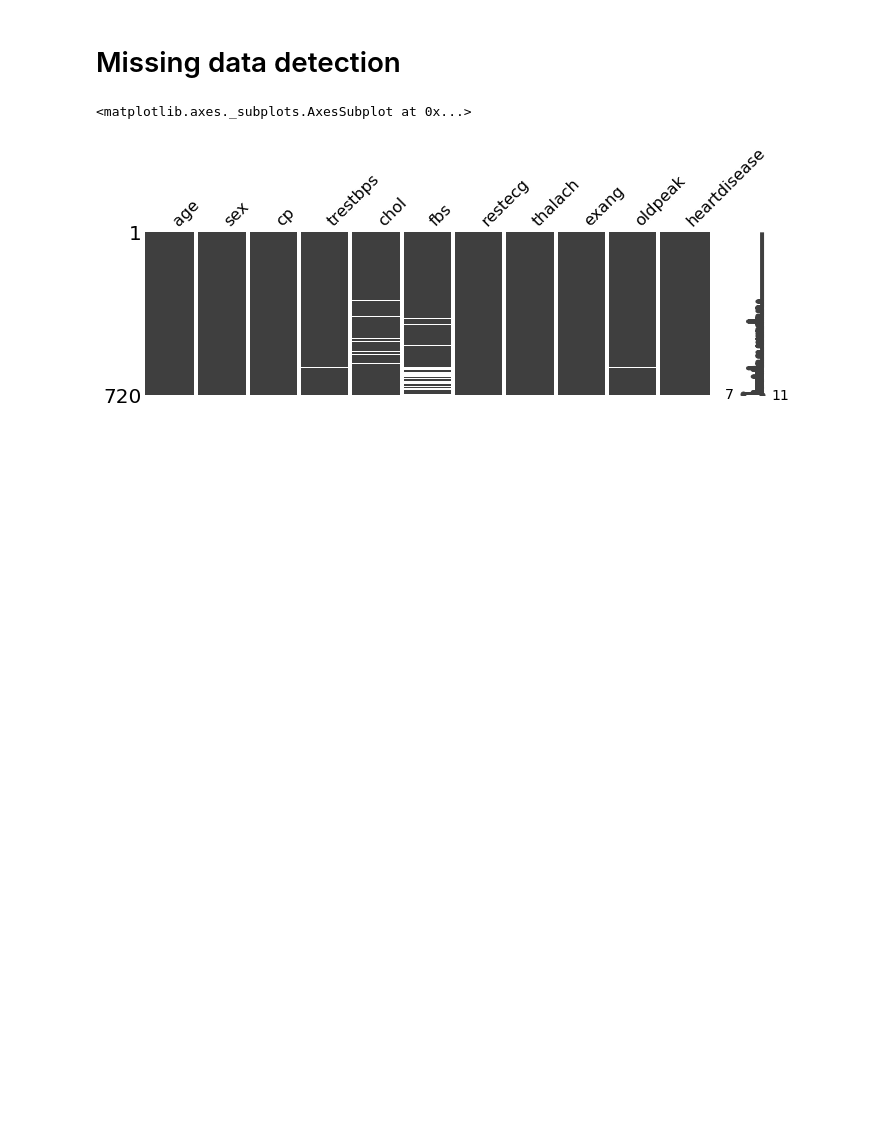
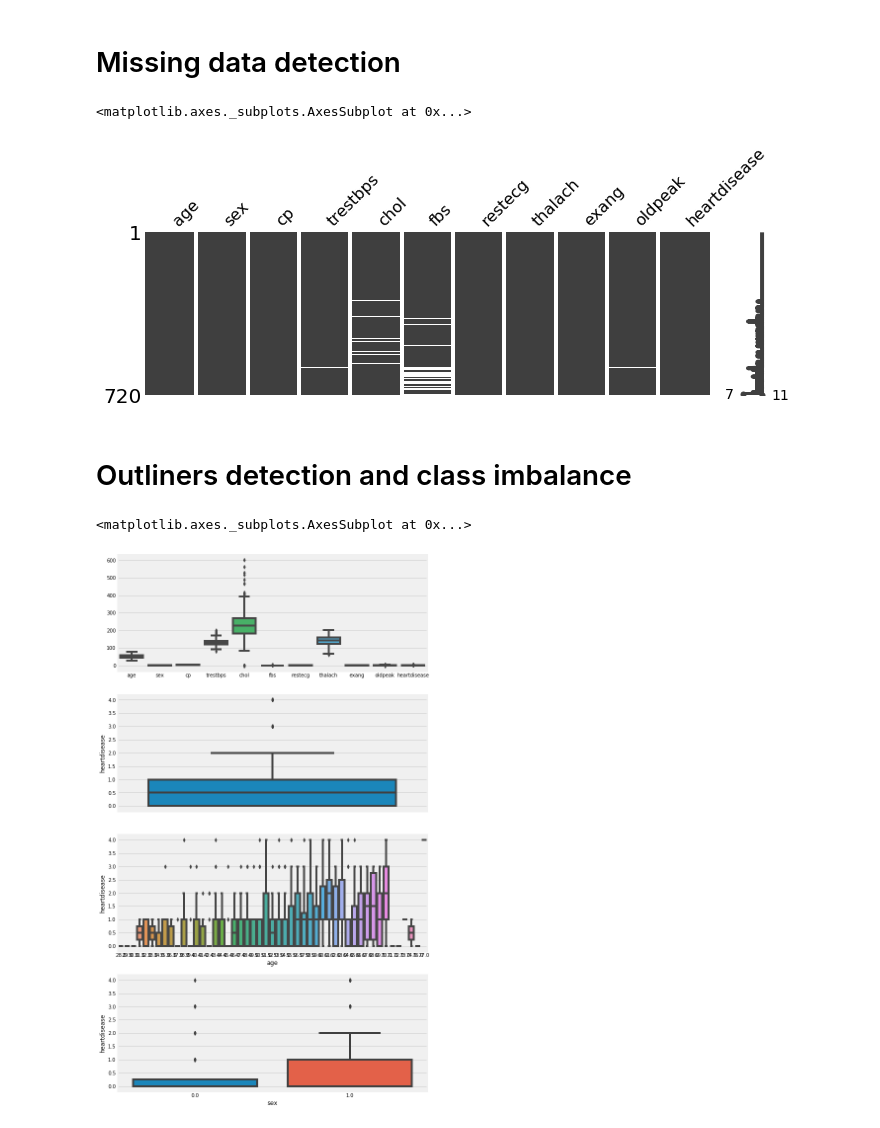
Before and after one commit to dajebbar/3.data-analysis-SupportVectorMachines, a Jupyter notebook: features_engineering.ipynb, the cells around one changed output. Saved outputs shown, nothing was run; the diff lists cells and outputs as text; code cells hidden in the pictures; blank space fills up the shorter version.

Commit message:
Outliners

```diff
--- a/features_engineering.ipynb
+++ b/features_engineering.ipynb
@@ -44,3 +44,15 @@ msno.matrix(data,figsize=(10,3))
 # %% [output]
 <matplotlib.axes._subplots.AxesSubplot at 0x...>
 [figure]
+# %% [markdown]
+# Outliners detection and class imbalance
+# %%
+fig, axes = plt.subplots(nrows=4,ncols=1)
+fig.set_size_inches(10, 20)
+sn.boxplot(data=data,orient="v",ax=axes[0])
+sn.boxplot(data=data,y="heartdisease",orient="v",ax=axes[1])
+sn.boxplot(data=data,y="heartdisease",x="age",orient="v",ax=axes[2])
+sn.boxplot(data=data,y="heartdisease",x="sex",orient="v",ax=axes[3])
+# %% [output]
+<matplotlib.axes._subplots.AxesSubplot at 0x...>
+[figure, added]
```
